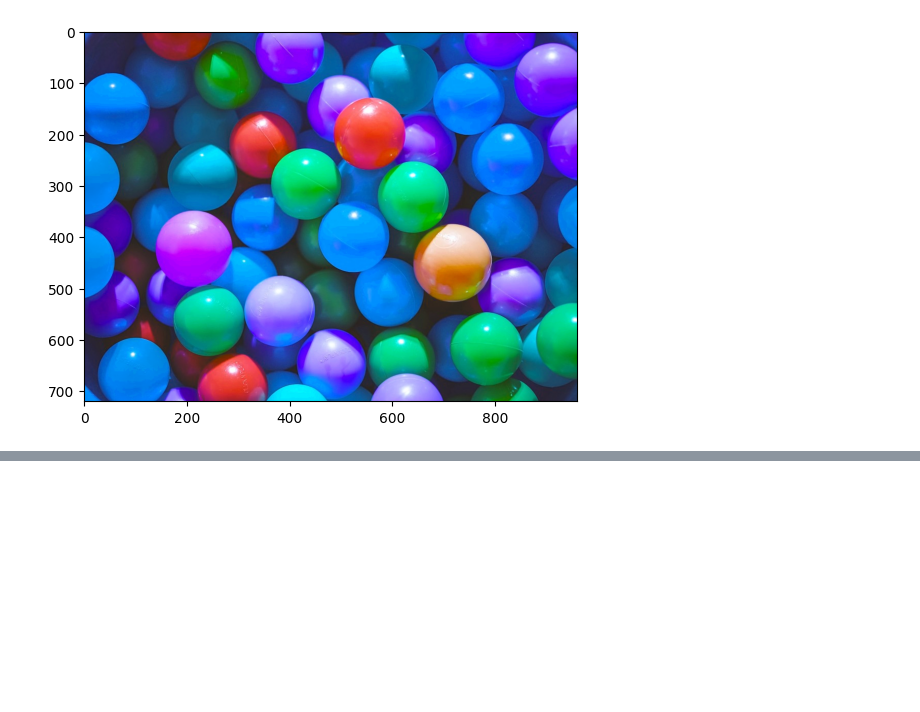
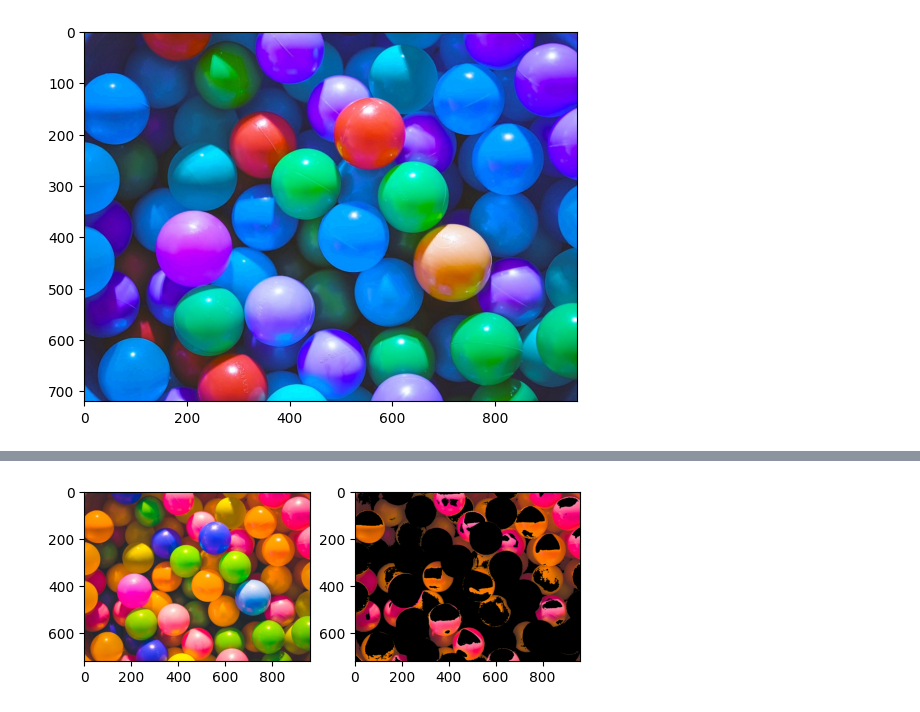
Before and after one commit to m-ramuk-nura/Computer-Vision, a Jupyter notebook: FundamentalsOfCV.ipynb, the cells around one changed output, grey strips where cells are left out. Cells and saved outputs as stored; diff of their text form; code cells hidden in the pictures; blank space fills up the shorter version.

```diff
--- a/FundamentalsOfCV.ipynb
+++ b/FundamentalsOfCV.ipynb
@@ -156,0 +178,2 @@ plt.imshow(BGR)
+# %%
+mask1 = cv2.inRange(hsv,lr,ur)
@@ -156,0 +196,8 @@ plt.imshow(BGR)
+# %%
+lr = np.array([165,120,70])
+ur = np.array([180,255,255])
+mask2 = cv2.inRange(hsv,lr,ur)
+# %%
+mask = mask1 | mask2
+# %%
+res = cv2.bitwise_and(image,image,mask=mask)
@@ -156,0 +224,9 @@ plt.imshow(BGR)
+# %%
+plt.figure(1)
+plt.subplot(121)
+plt.imshow(image[:,:,::-1])
+plt.subplot(122)
+plt.imshow(res[:,:,::-1])
+plt.show()
+# %% [output]
+[figure, added]
```
Also changed, not shown: parts of 11 cells of this notebook.
